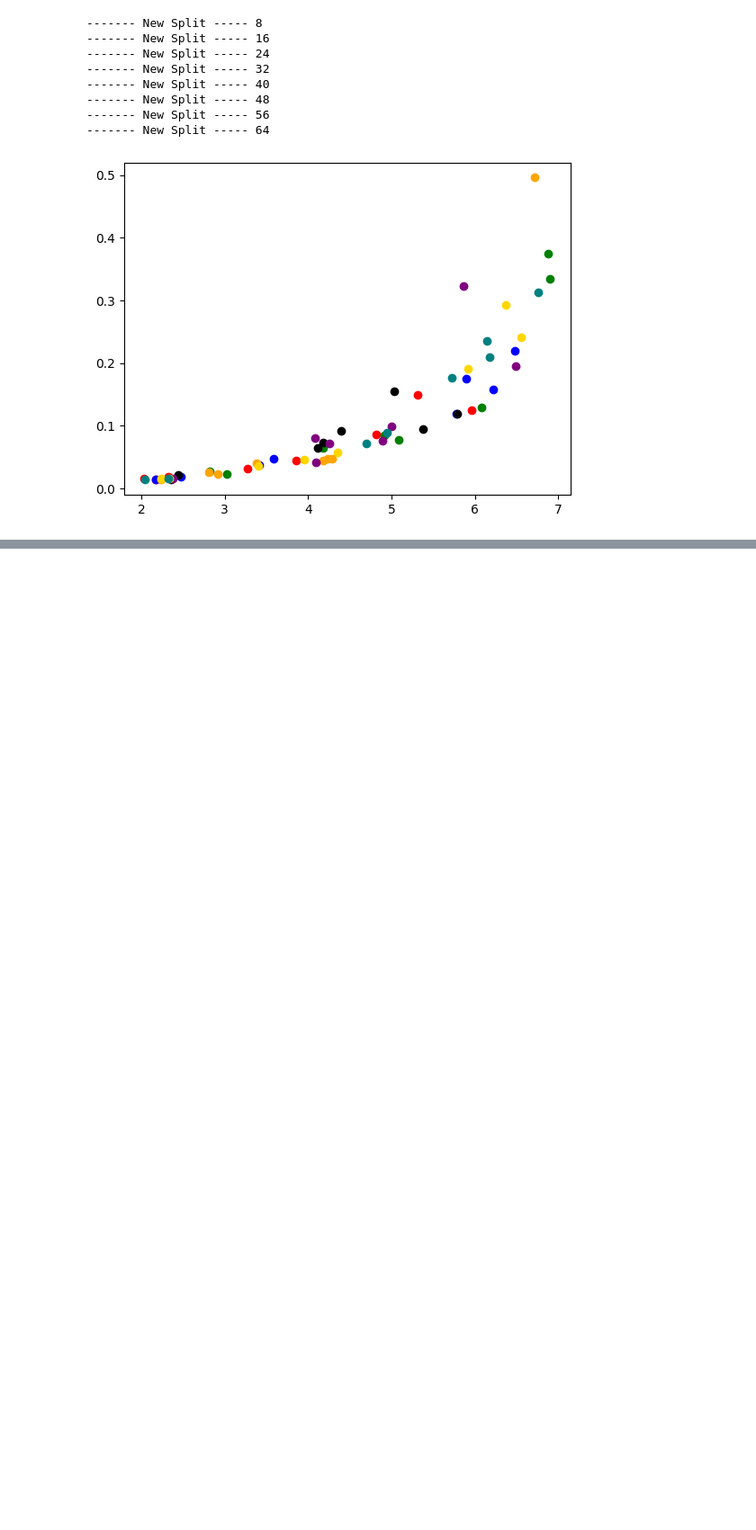
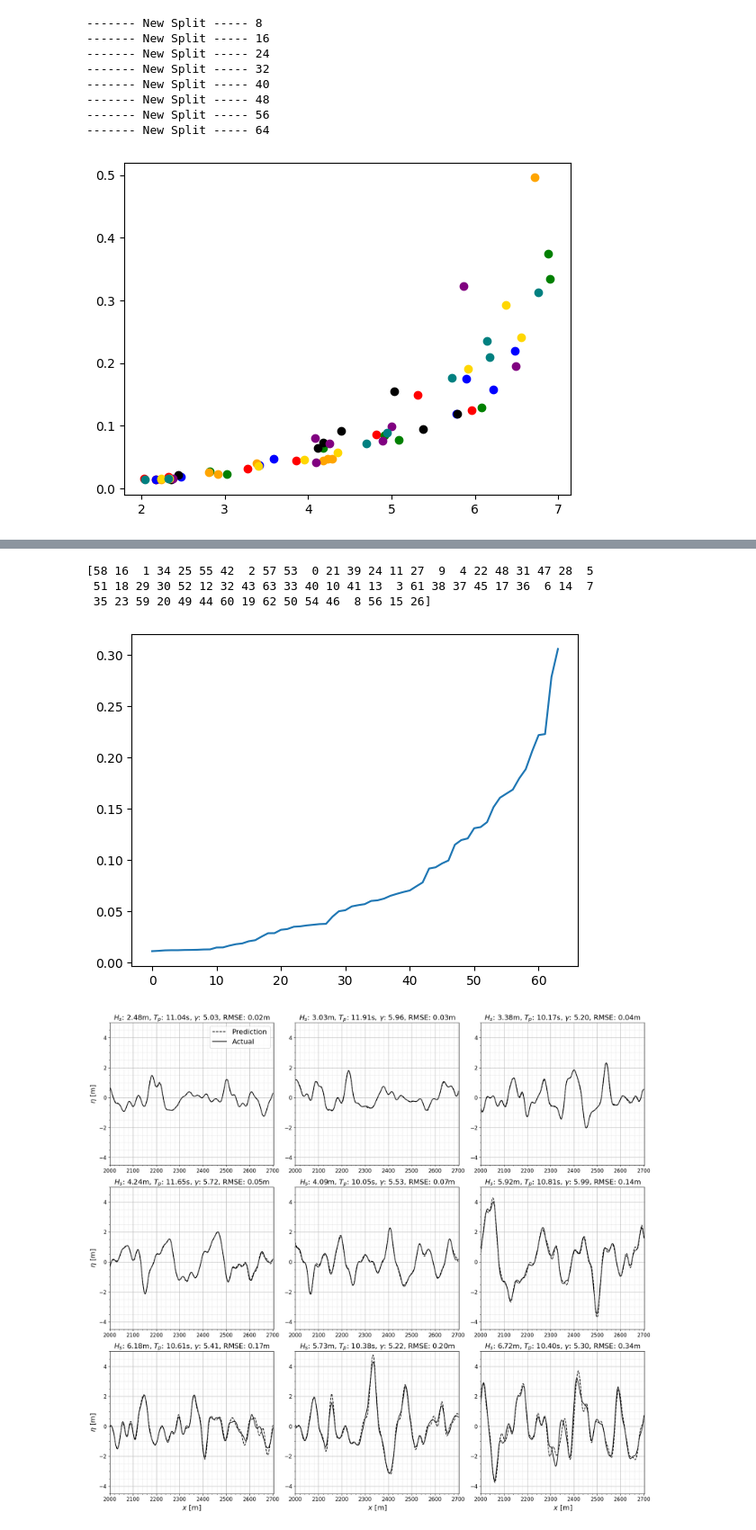
Before and after one commit to VegardBaa/HOSim, a Jupyter notebook: ML/1d_machine_learning.ipynb, the cells around one changed output, grey strips where cells are left out. Shown at 90% size. Cells and saved outputs as stored; diff of their text form; code cells hidden in the pictures; blank space fills up the shorter version.

```diff
--- a/ML/1d_machine_learning.ipynb
+++ b/ML/1d_machine_learning.ipynb
@@ -323,0 +455,44 @@ plt.show()
+# %%
+error = np.abs(y_pred[:, :, cut_index:cut_index_2] - y[:, :, cut_index:cut_index_2])
+error = np.mean(error, axis=(-2, -1))
+plt.plot(error[np.argsort(error)])
+print(np.argsort(error))
+plt.show()
+
+
+fig, axs = plt.subplots(3, 3, figsize=(18, 16))
+for i, row in enumerate([[21, 11, 31], [30, 41, 49], [60, 59, 26]]):
+    for j, col in enumerate(row):
+        rand_index = -1
+        error = y_pred[col, rand_index, cut_index:cut_index_2] - y[col, rand_index, cut_index:cut_index_2]
+
+        RMSE = np.sqrt(np.mean(error**2))
+
+        axs[i, j].plot(x[cut_index:cut_index_2], y[col, rand_index, cut_index:cut_index_2], "--", color="k", label="Prediction")
+        axs[i, j].plot(x[cut_index:cut_index_2], y_pred[col, rand_index, cut_index:cut_index_2], "-", color="k", label="Actual")
+
+        axs[i, j].set_xlim(x[cut_index], x[cut_index_2])
+        axs[i, j].grid(True, which='major', linewidth=0.8)
+        axs[i, j].minorticks_on()
+        axs[i, j].grid(True, which='minor', linestyle=':', linewidth=0.5)
+        axs[i, j].tick_params(labelsize=12)
+        axs[i, j].set_title(fr"$H_s$: {Hs[col]:.2f}m, $T_p$: {Tp[col]:.2f}s, $\gamma$: {gamma[col]:.2f}, RMSE: {RMSE:.2f}m", fontsize=fontsize)
+        axs[i, j].set_ylim(-4.5, 5)
+
+        if i == 0 and j == 0:
+            axs[i, j].legend(fontsize=fontsize)
+
+        if i == 2:
+            axs[i, j].set_xlabel('$x$ [m]', fontsize=fontsize)
+
+        if j == 0:
+            axs[i, j].set_ylabel(fr"$\eta$ [m]", fontsize=fontsize)
+
+plt.tight_layout()
+plt.savefig("results/example_ml_1d.pdf", dpi=300, bbox_inches='tight')
+# %% [output]
+[58 16  1 34 25 55 42  2 57 53  0 21 39 24 11 27  9  4 22 48 31 47 28  5
+ 51 18 29 30 52 12 32 43 63 33 40 10 41 13  3 61 38 37 45 17 36  6 14  7
+ 35 23 59 20 49 44 60 19 62 50 54 46  8 56 15 26]
+[figure, added]
+[figure, added]
```
Also changed, not shown: parts of 7 cells of this notebook, 2 other files.
